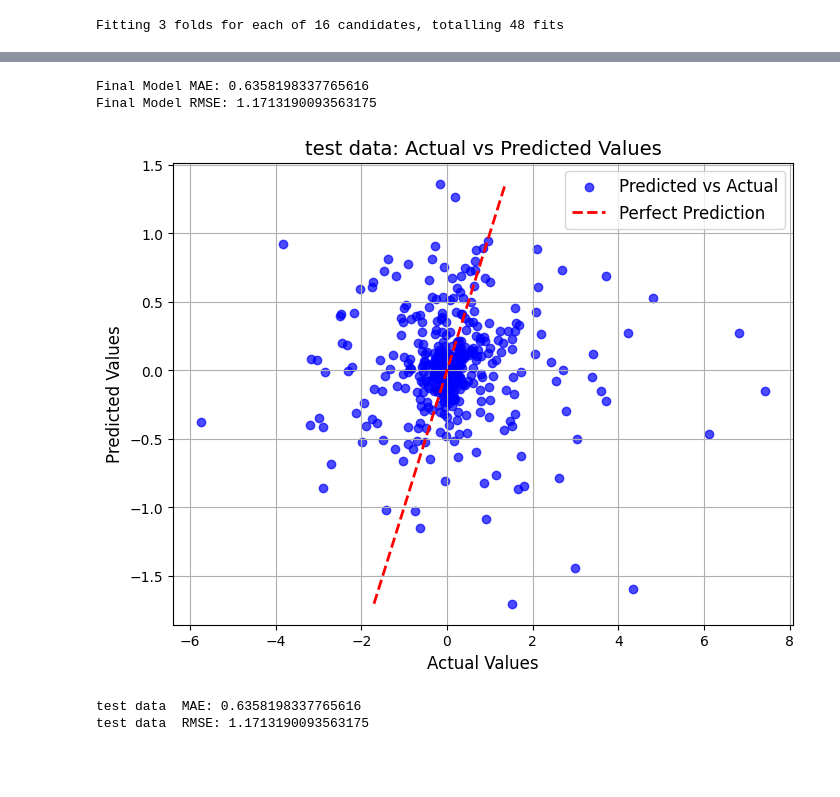
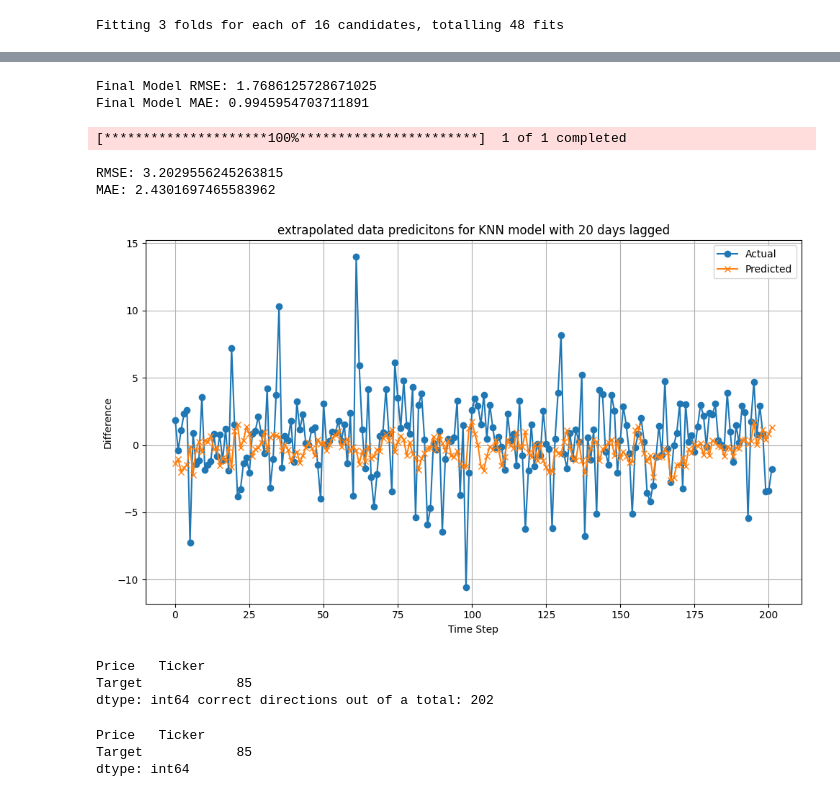
Before and after one commit to KERPalmer/university_final_year_project, a Jupyter notebook: KNN.ipynb, the cells around one changed output, grey strips where cells are left out. Saved outputs shown, nothing was run; the diff lists cells and outputs as text; code cells hidden in the pictures; blank space fills up the shorter version.

```diff
--- a/KNN.ipynb
+++ b/KNN.ipynb
@@ -17,14 +18,14 @@ from get_data import get_apple_stock_split
 scaler_X = StandardScaler()
 scaler_Y = StandardScaler()
 
-DAYS_LAG = 5
+DAYS_LAG = 20
 
-X_train, X_test, Y_train, Y_test = get_apple_stock_split(DAYS_LAG)
+X_train, X_test, y_train, y_test = get_apple_stock_split(DAYS_LAG)
 print(f"Training samples: {len(X_train)}, Testing samples: {len(X_test)}")
 
 X_train = scaler_X.fit_transform(X_train)
-Y_train = scaler_Y.fit_transform(Y_train)
+y_train = scaler_Y.fit_transform(y_train)
 
 X_test = scaler_X.transform(X_test)
-Y_test = scaler_Y.transform(Y_test)
+y_test = scaler_Y.transform(y_test)
 # %% [output]
@@ -54,7 +56,7 @@ grid_search = GridSearchCV(
 )
 
 # Perform grid search on training data
-grid_search.fit(X_train, Y_train.ravel())
+grid_search.fit(X_train, y_train.ravel())
 
 results_df = pd.DataFrame(grid_search.cv_results_)
 # %% [output]
@@ -66,20 +86,43 @@ Fitting 3 folds for each of 16 candidates, totalling 48 fits
 final_model = grid_search.best_estimator_
 
 # Predict on test data
-final_predictions = final_model.predict(X_test)
+predictions = scaler_Y.inverse_transform(final_model.predict(X_test).reshape(-1,1))
+actual = scaler_Y.inverse_transform(y_test)
 
-# Evaluate the final model
-mae = mean_absolute_error(Y_test, final_predictions)
-mse = mean_squared_error(Y_test, final_predictions)
+mae = mean_absolute_error(actual, predictions)
+mse = mean_squared_error(actual, predictions)
 rmse = np.sqrt(mse)
 
+print(f"Final Model RMSE: {rmse}")
 print(f"Final Model MAE: {mae}")
-print(f"Final Model RMSE: {rmse}")
-
-graph_normal(final_predictions, Y_test, "test data")
 # %% [output]
-Final Model MAE: 0.6358198337765616
-Final Model RMSE: 1.1713190093563175
+Final Model RMSE: 1.7686125728671025
+Final Model MAE: 0.9945954703711891
-[figure, removed]
-test data  MAE: 0.6358198337765616
-test data  RMSE: 1.1713190093563175
+# %%
+# trying to predict more recent ones
+X, y = get_recent_apple_stock_split(DAYS_LAG)
+
+
+X_scaled = scaler_X.transform(X)
+predictions = scaler_Y.inverse_transform(grid_search.best_estimator_.predict(X_scaled).reshape(-1,1))
+
+mae = mean_absolute_error(y, predictions)
+mse = mean_squared_error(y, predictions)
+rmse = np.sqrt(mse)
+
+print(f"RMSE: {rmse}")
+print(f"MAE: {mae}")
+#graph_normal(predictions, y, "recent data predicitons")
+graph_line(predictions, y, f"extrapolated data predicitons for KNN model with {DAYS_LAG} days lagged")
+get_num_correct_direction_difference(predictions,y)
+# %% [output]
+[*********************100%***********************]  1 of 1 completed
+RMSE: 3.2029556245263815
+MAE: 2.4301697465583962
+[figure, added]
+Price   Ticker
+Target            85
+dtype: int64 correct directions out of a total: 202
+Price   Ticker
+Target            85
+dtype: int64
```
Also changed, not shown: parts of 3 cells of this notebook, 6 other files.
